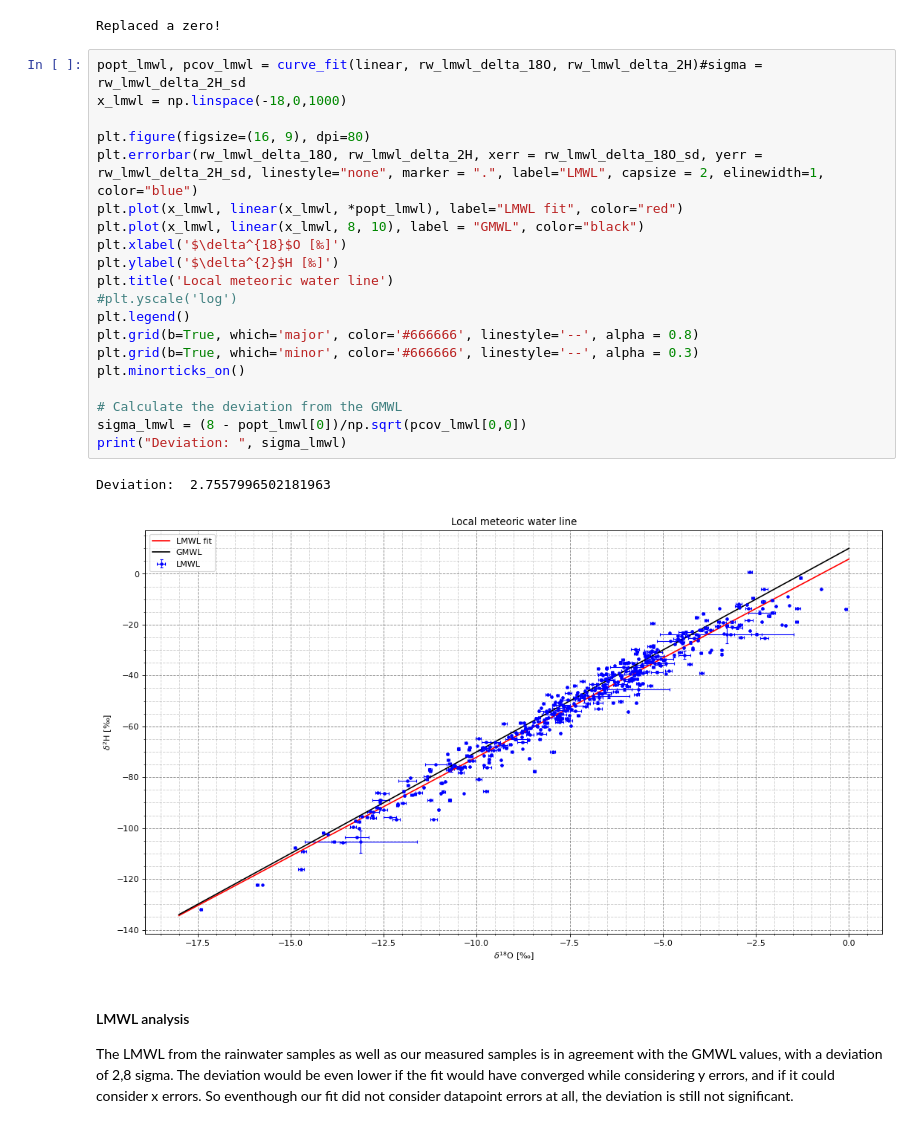
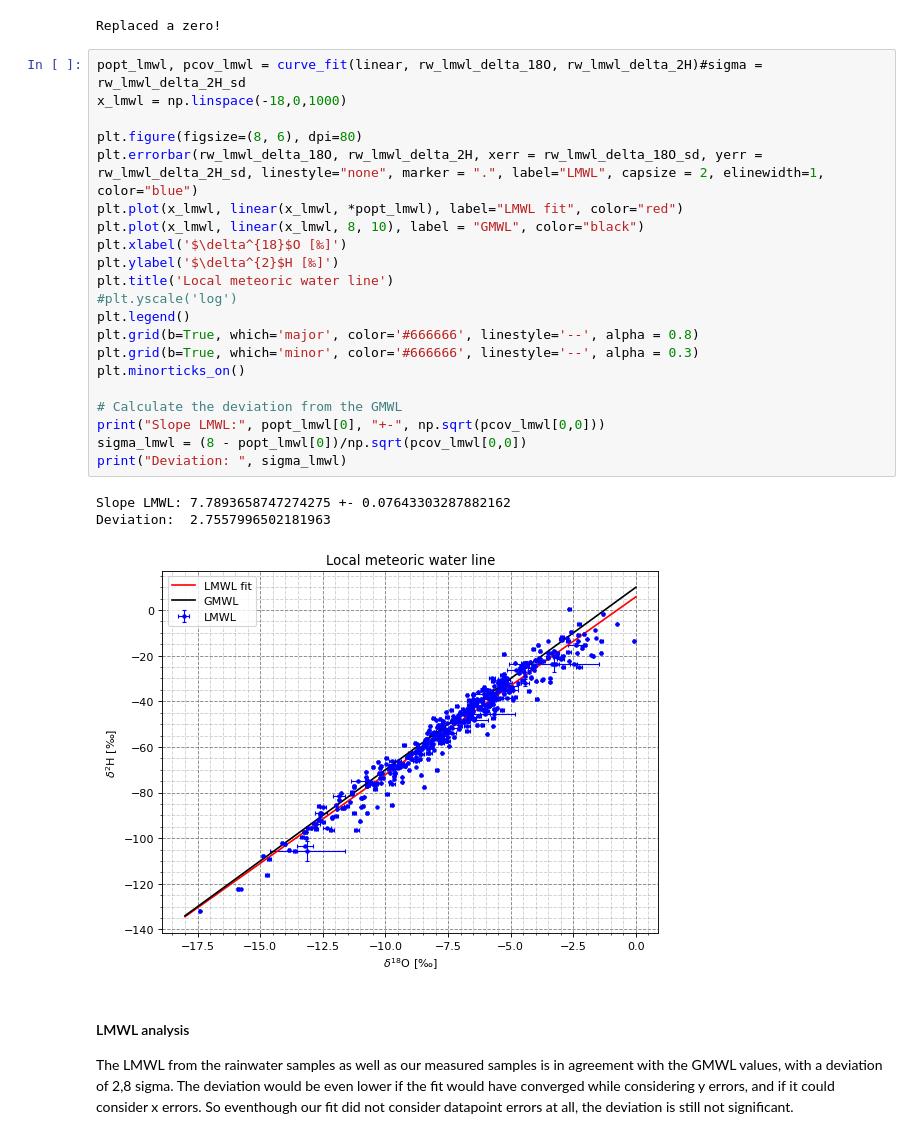
Before and after one commit to fexfl/FP, a Jupyter notebook: F55/F55 Analysis.ipynb, the cells around one changed output. Cells and saved outputs as stored; diff of their text form.

Commit message:
Fixed plot size for LMWL

```diff
--- a/F55/F55 Analysis.ipynb
+++ b/F55/F55 Analysis.ipynb
@@ -1210,26 +1210,28 @@ Replaced a zero!
 # %%
 popt_lmwl, pcov_lmwl = curve_fit(linear, rw_lmwl_delta_18O, rw_lmwl_delta_2H)#sigma = rw_lmwl_delta_2H_sd
 x_lmwl = np.linspace(-18,0,1000)
 
-plt.figure(figsize=(16, 9), dpi=80)
+plt.figure(figsize=(8, 6), dpi=80)
 plt.errorbar(rw_lmwl_delta_18O, rw_lmwl_delta_2H, xerr = rw_lmwl_delta_18O_sd, yerr = rw_lmwl_delta_2H_sd, linestyle="none", marker = ".", label="LMWL", capsize = 2, elinewidth=1, color="blue")
 plt.plot(x_lmwl, linear(x_lmwl, *popt_lmwl), label="LMWL fit", color="red")
 plt.plot(x_lmwl, linear(x_lmwl, 8, 10), label = "GMWL", color="black")
 plt.xlabel('$\delta^{18}$O [‰]')
 plt.ylabel('$\delta^{2}$H [‰]')
 plt.title('Local meteoric water line')
 #plt.yscale('log')
 plt.legend()
 plt.grid(b=True, which='major', color='#666666', linestyle='--', alpha = 0.8)
 plt.grid(b=True, which='minor', color='#666666', linestyle='--', alpha = 0.3)
 plt.minorticks_on()
 
 # Calculate the deviation from the GMWL
+print("Slope LMWL:", popt_lmwl[0], "+-", np.sqrt(pcov_lmwl[0,0]))
 sigma_lmwl = (8 - popt_lmwl[0])/np.sqrt(pcov_lmwl[0,0])
 print("Deviation: ", sigma_lmwl)
 # %% [output]
+Slope LMWL: 7.7893658747274275 +- 0.07643303287882162
 Deviation:  2.7557996502181963
-[figure, old version]
+[figure, new version]
 # %% [markdown]
 #### LMWL analysis
 The LMWL from the rainwater samples as well as our measured samples is in agreement with the GMWL values, with a deviation of 2,8 sigma. The deviation would be even lower if the fit would have converged while considering y errors, and if it could consider x errors. So eventhough our fit did not consider datapoint errors at all, the deviation is still not significant.
```
